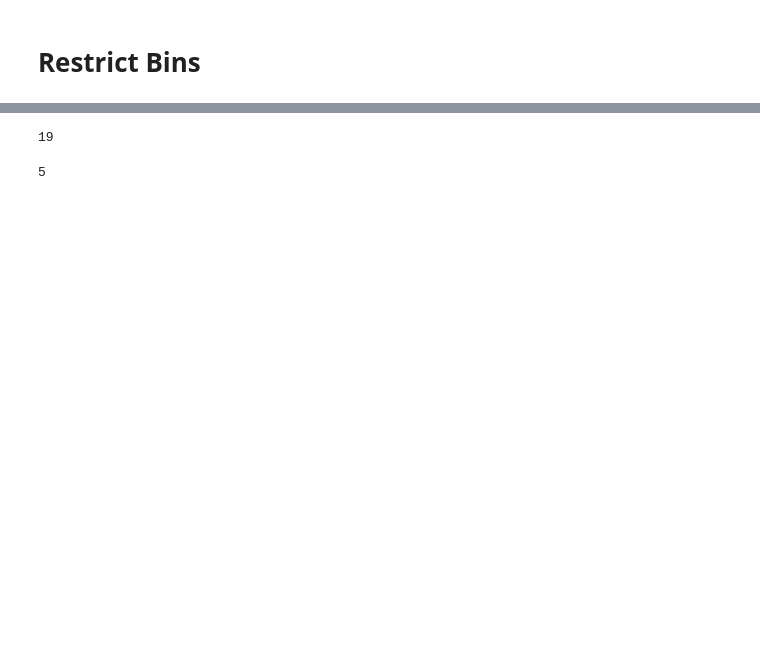
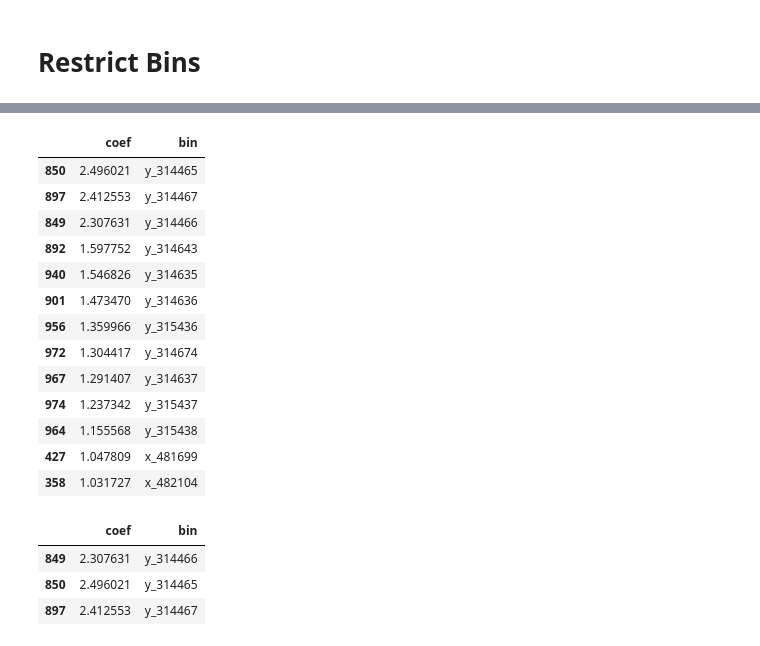
Before and after one commit to monicalashay/Database-Management-Project, a Jupyter notebook: Binning.ipynb, the cells around one changed output, grey strips where cells are left out. Cells and saved outputs as stored; diff of their text form; code cells hidden in the pictures; blank space fills up the shorter version.

```diff
--- a/Binning.ipynb
+++ b/Binning.ipynb
@@ -168,8 +115,24 @@ len(coef_df[coef_df.coef >  .5])
-# %%
-len(coef_df[coef_df.coef >  1])
-# %% [output]
-19
+# %%
+coef_df[coef_df.coef >  1].sort_values(by = 'coef', ascending = False)
+# %% [output]
+|  | coef | bin |
+| 850 | 2.496021 | y_314465 |
+| 897 | 2.412553 | y_314467 |
+| 849 | 2.307631 | y_314466 |
+| 892 | 1.597752 | y_314643 |
+| 940 | 1.546826 | y_314635 |
+| 901 | 1.473470 | y_314636 |
+| 956 | 1.359966 | y_315436 |
+| 972 | 1.304417 | y_314674 |
+| 967 | 1.291407 | y_314637 |
+| 974 | 1.237342 | y_315437 |
+| 964 | 1.155568 | y_315438 |
+| 427 | 1.047809 | x_481699 |
+| 358 | 1.031727 | x_482104 |
 # %%
-len(coef_df[coef_df.coef >  2])
+coef_df[coef_df.coef >  2]
 # %% [output]
-5
+|  | coef | bin |
+| 849 | 2.307631 | y_314466 |
+| 850 | 2.496021 | y_314465 |
+| 897 | 2.412553 | y_314467 |
```
Also changed, not shown: parts of 26 cells of this notebook, 3 other files.
